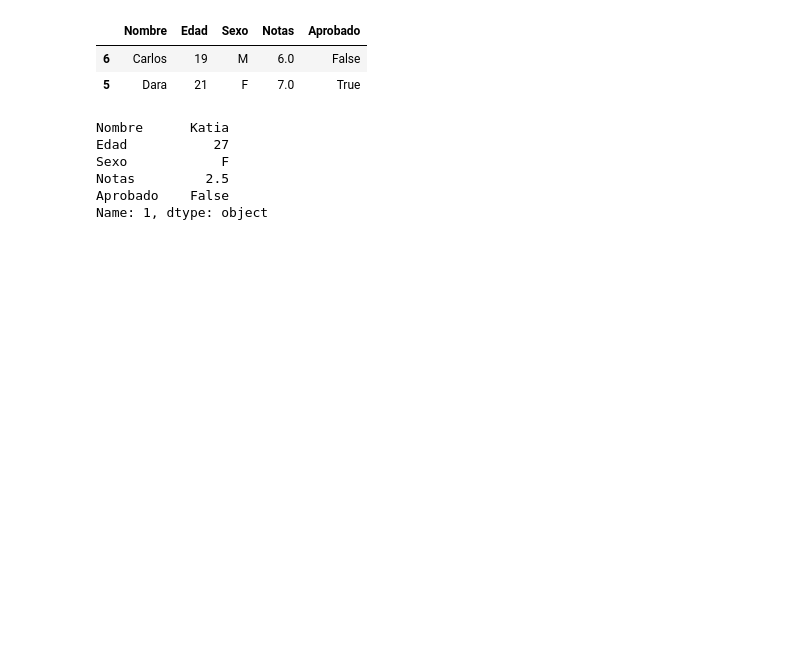
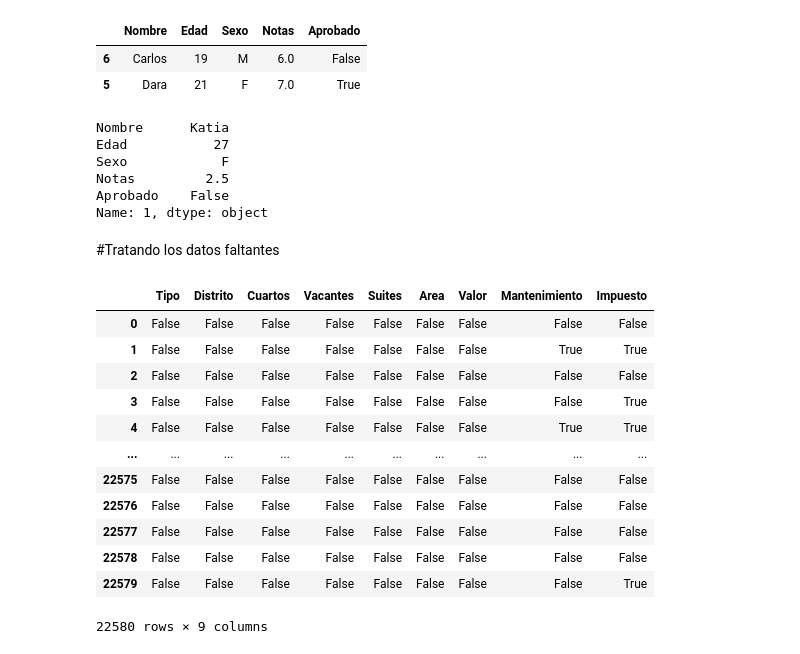
Before and after one commit to Tushima437/python, a Jupyter notebook: Python_Pandas_Tratamiento_y_análisis_de_datos.ipynb, the cells around one changed output. Cells and saved outputs as stored; diff of their text form; code cells hidden in the pictures; blank space fills up the shorter version.

```diff
--- a/Python_Pandas_Tratamiento_y_análisis_de_datos.ipynb
+++ b/Python_Pandas_Tratamiento_y_análisis_de_datos.ipynb
@@ -1294,3 +1294,5 @@ Sexo            F
 Notas         2.5
 Aprobado    False
 Name: 1, dtype: object
+# %% [markdown]
+#Tratando los datos faltantes
@@ -1296,0 +1301,18 @@ Name: 1, dtype: object
+# %%
+datos = pd.read_csv('alquiler_residencial.csv', sep = ';')
+# %%
+datos.isnull()
+# %% [output]
+|  | Tipo | Distrito | Cuartos | Vacantes | Suites | Area | Valor | Mantenimiento | Impuesto |
+| 0 | False | False | False | False | False | False | False | False | False |
+| 1 | False | False | False | False | False | False | False | True | True |
+| 2 | False | False | False | False | False | False | False | False | False |
+| 3 | False | False | False | False | False | False | False | False | True |
+| 4 | False | False | False | False | False | False | False | True | True |
+| ... | ... | ... | ... | ... | ... | ... | ... | ... | ... |
+| 22575 | False | False | False | False | False | False | False | False | False |
+| 22576 | False | False | False | False | False | False | False | False | False |
+| 22577 | False | False | False | False | False | False | False | False | False |
+| 22578 | False | False | False | False | False | False | False | False | False |
+| 22579 | False | False | False | False | False | False | False | False | True |
+22580 rows × 9 columns
```
Also changed, not shown: parts of 34 cells of this notebook.
